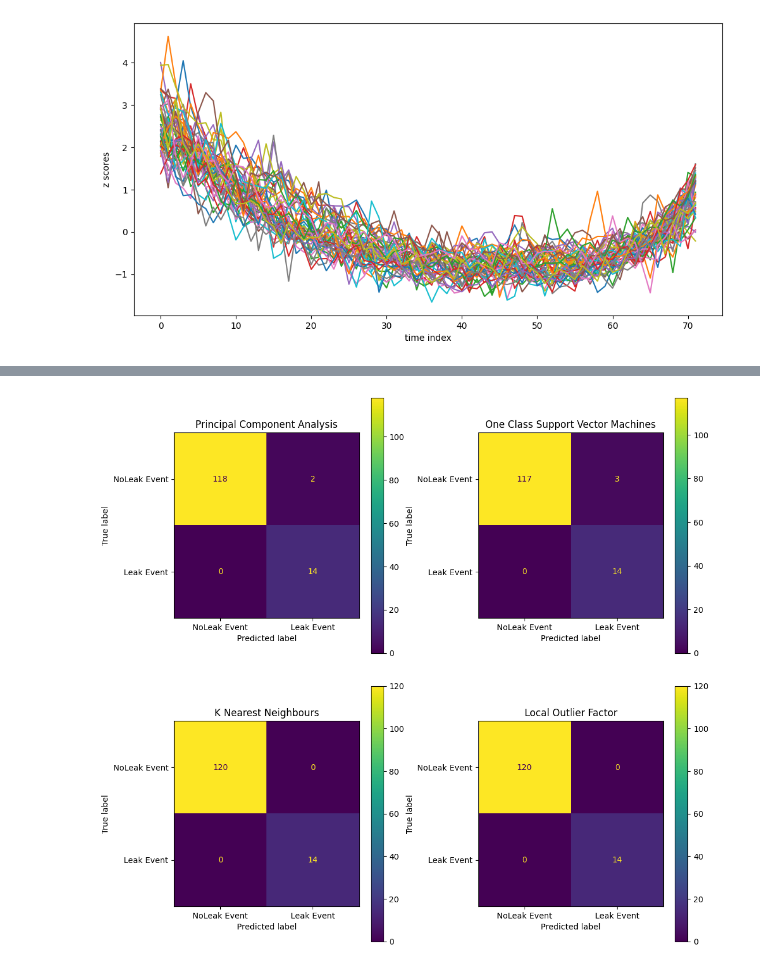
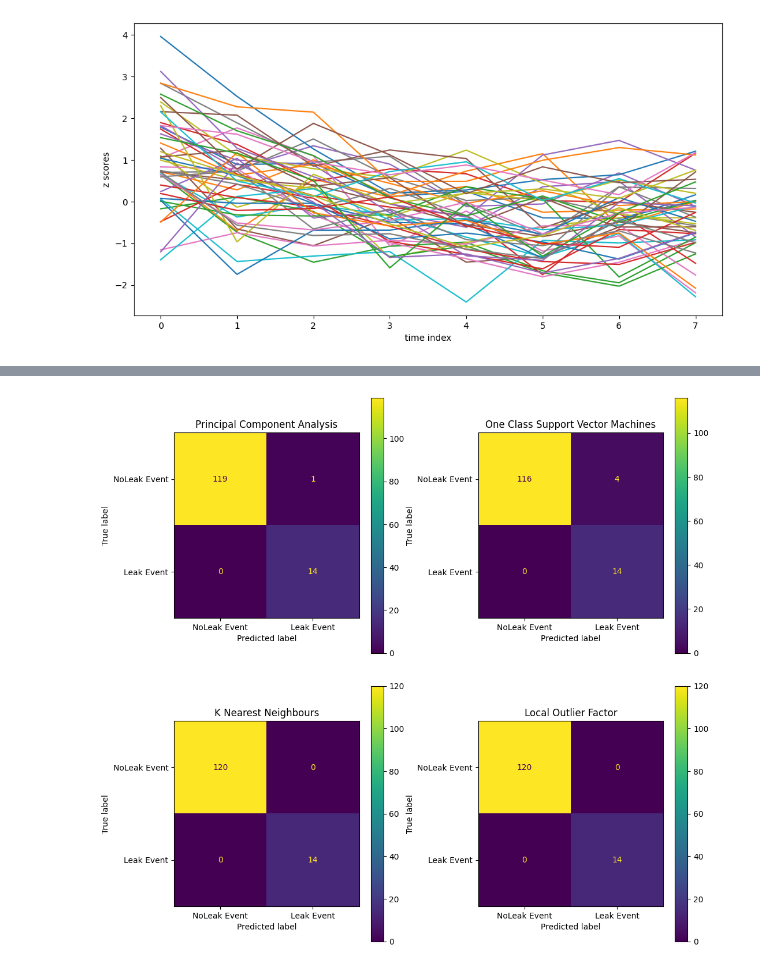
Before and after one commit to McBlaY/AI-in-Water, a Jupyter notebook: notebooks/Leakage Detection.ipynb, the cells around one changed output, grey strips where cells are left out. Saved outputs shown, nothing was run; the diff lists cells and outputs as text; code cells hidden in the pictures.

```diff
--- a/notebooks/Leakage Detection.ipynb
+++ b/notebooks/Leakage Detection.ipynb
@@ -27,37 +27,38 @@ dma_path = path + "/data/DMA_X.csv"
 # Load Data
 dma_flow = pd.read_csv(dma_path, index_col='TimeStamp', date_format='%d/%m/%Y %H:%M')
 dma_flow['Flow'] = dma_flow['Flow'].ewm(alpha=0.75, adjust=False).mean()
+dma_flow = dma_flow.resample('15min').min()
 
 # Curate Flows between 00:00 - 6:00 and Visualize
-group_dma_flow = dma_flow.between_time('00:00:00', '05:59:00')
+group_dma_flow = dma_flow.between_time('02:00:00', '03:59:00')
 px.line(dma_flow, x=dma_flow.index, y=['Flow'])
 # %%
 # Mean and Standard Deviation of Group Data
 non_leak_data = group_dma_flow.loc['2022-04-02 00:00:00':'2022-05-20 23:59:00']
 mean = non_leak_data.mean()
 std = non_leak_data.std()
 
 # Feature Engineering of Group Data
 standardized_non_leak_data = (non_leak_data - mean) / std
 
 def create_sequences(values, time_steps):
     output = []
     for i in range(0,len(values),time_steps):
         seq = values[i : (i + time_steps)]
         output.append(seq)
     return np.stack(output)
 
-train_data = create_sequences(standardized_non_leak_data['Flow'].values, 72)
+train_data = create_sequences(standardized_non_leak_data['Flow'].values, 8)
 
 # Visualise Benign Group Representation
 fig, ax = plt.subplots(figsize=(12,6))
 for i in np.arange(0,len(train_data)):
   ax.plot(train_data[i,:])
 ax.set_ylabel('z scores')
 ax.set_xlabel('time index')
 plt.show()
 # %% [output]
-[figure, old version]
+[figure, new version]
 # %%
 # Instantiate AD Models
 pca_model = PCA(contamination=1e-6)
```
Also changed, not shown: parts of 3 cells of this notebook.
